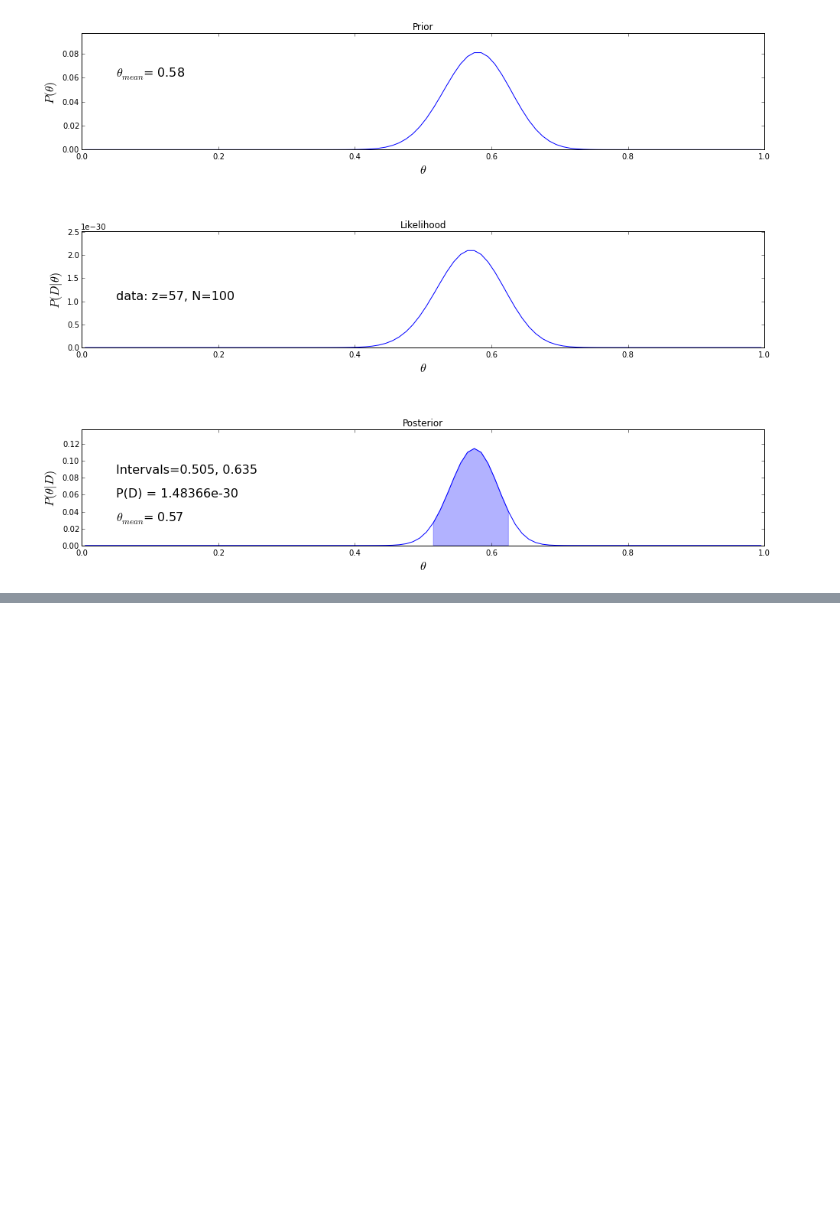
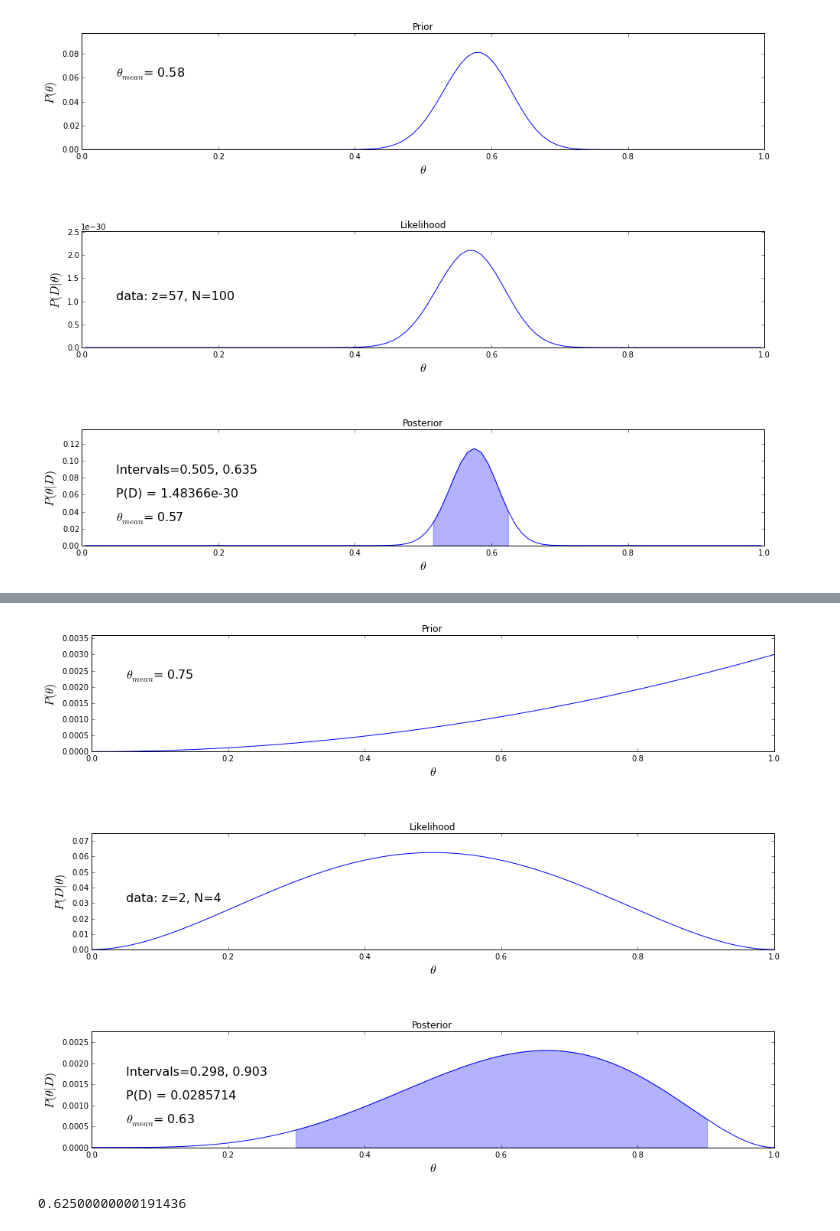
Before and after one commit to grayWolfDC/Doing_bayesian_data_analysis, a Jupyter notebook: IPython/DBDAWkBookCh6.ipynb, the cells around one changed output, grey strips where cells are left out. Drawn from its saved outputs; the diff is of its cells as text; code cells hidden in the pictures; blank space fills up the shorter version.

```diff
--- a/IPython/DBDAWkBookCh6.ipynb
+++ b/IPython/DBDAWkBookCh6.ipynb
@@ -255,0 +270,15 @@ postPoll2 = BernGrid(theta,postPoll,newData)
+# %%
+#E.6.7
+bins = 1000
+wid = 1/bins
+thetaGrid = N.arange(wid/2,1+wid/2,wid)
+pTheta = thetaGrid **2
+pTheta = pTheta/N.sum(pTheta)
+dv = N.repeat([0,1],[2,2])
+post = BernGrid(thetaGrid,pTheta,dv)
+# %% [output]
+[figure, added]
+# %%
+N.sum(thetaGrid*post)
+# %% [output]
+0.62500000000191436
```
Also changed, not shown: parts of 14 cells of this notebook.
